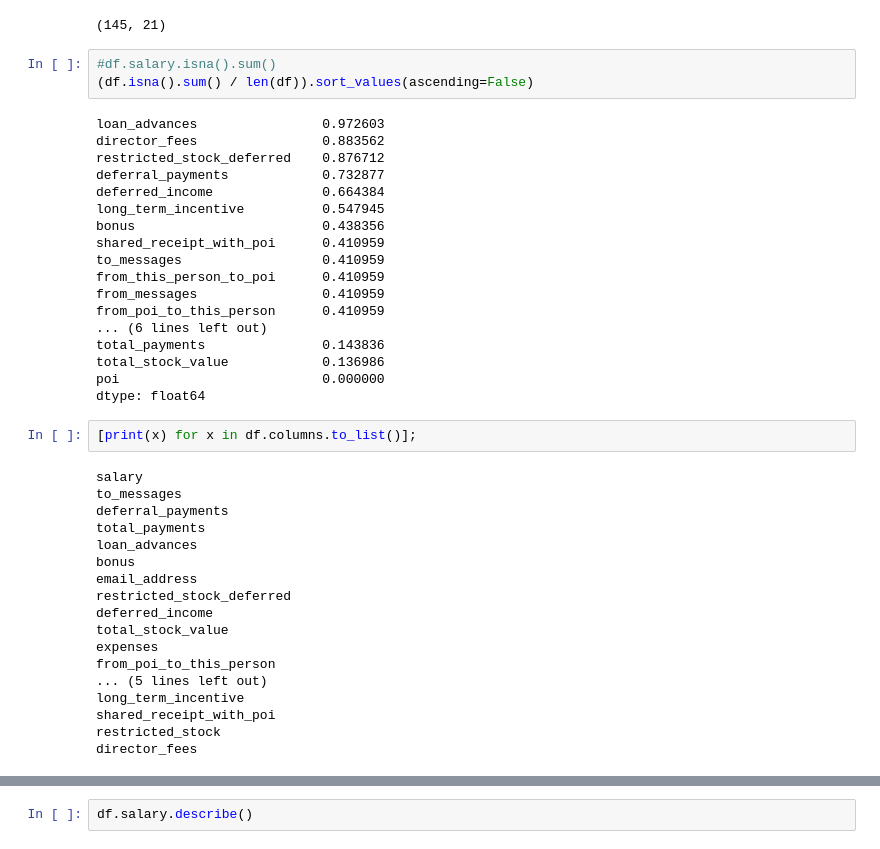
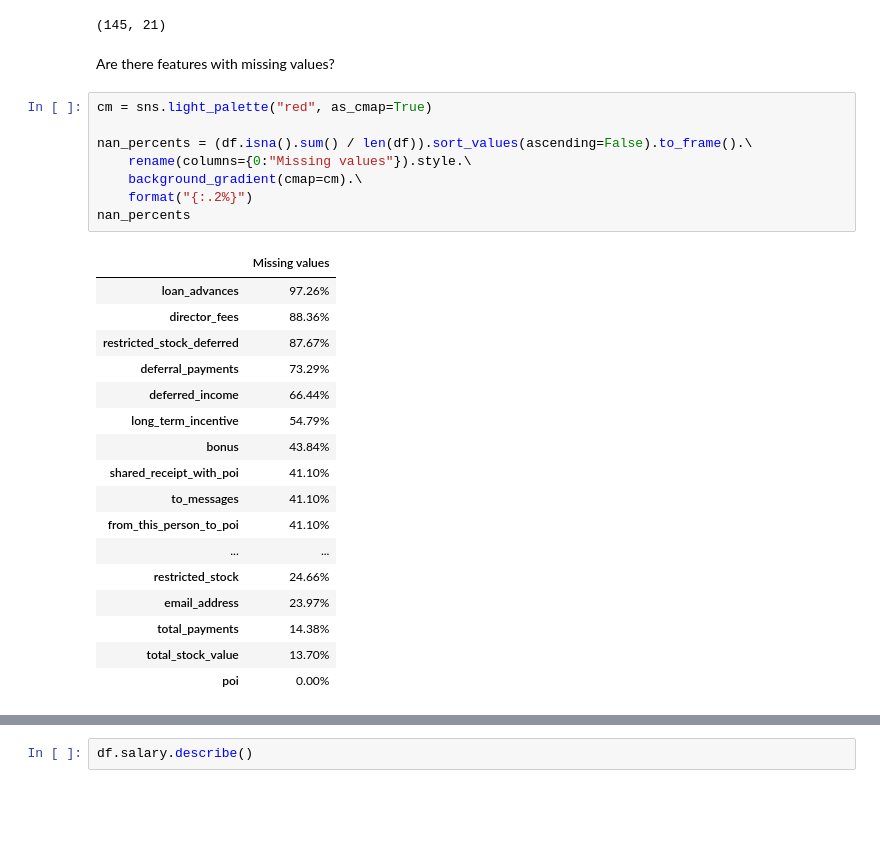
Before and after one commit to RileyMShea/ud120-projects, a Jupyter notebook: final_project/writeup.ipynb, the cells around one changed output, grey strips where cells are left out. Drawn from its saved outputs; the diff is of its cells as text; blank space fills up the shorter version.

```diff
--- a/final_project/writeup.ipynb
+++ b/final_project/writeup.ipynb
@@ -41,44 +74,31 @@ df.dropna(thresh=2, inplace=True)
 df.shape
 # %% [output]
 (145, 21)
-# %%
-#df.salary.isna().sum()
-(df.isna().sum() / len(df)).sort_values(ascending=False)
-# %% [output]
-loan_advances                0.972603
-director_fees                0.883562
-restricted_stock_deferred    0.876712
-deferral_payments            0.732877
-deferred_income              0.664384
-long_term_incentive          0.547945
-bonus                        0.438356
-shared_receipt_with_poi      0.410959
-to_messages                  0.410959
-from_this_person_to_poi      0.410959
-from_messages                0.410959
-from_poi_to_this_person      0.410959
-... (6 lines left out)
-total_payments               0.143836
-total_stock_value            0.136986
-poi                          0.000000
-dtype: float64
-# %%
-[print(x) for x in df.columns.to_list()];
-# %% [output]
-salary
-to_messages
-deferral_payments
-total_payments
-loan_advances
-bonus
-email_address
-restricted_stock_deferred
-deferred_income
-total_stock_value
-expenses
-from_poi_to_this_person
-... (5 lines left out)
-long_term_incentive
-shared_receipt_with_poi
-restricted_stock
-director_fees
+# %% [markdown]
+Are there features with missing values?
+# %%
+cm = sns.light_palette("red", as_cmap=True)
+
+nan_percents = (df.isna().sum() / len(df)).sort_values(ascending=False).to_frame().\
+    rename(columns={0:"Missing values"}).style.\
+    background_gradient(cmap=cm).\
+    format("{:.2%}")
+nan_percents
+# %% [output]
+|  | Missing values |
+| loan_advances | 97.26% |
+| director_fees | 88.36% |
+| restricted_stock_deferred | 87.67% |
+| deferral_payments | 73.29% |
+| deferred_income | 66.44% |
+| long_term_incentive | 54.79% |
+| bonus | 43.84% |
+| shared_receipt_with_poi | 41.10% |
+| to_messages | 41.10% |
+| from_this_person_to_poi | 41.10% |
+| ... | ... |
+| restricted_stock | 24.66% |
+| email_address | 23.97% |
+| total_payments | 14.38% |
+| total_stock_value | 13.70% |
+| poi | 0.00% |
```
Also changed, not shown: parts of 11 cells of this notebook, 1 other file.
